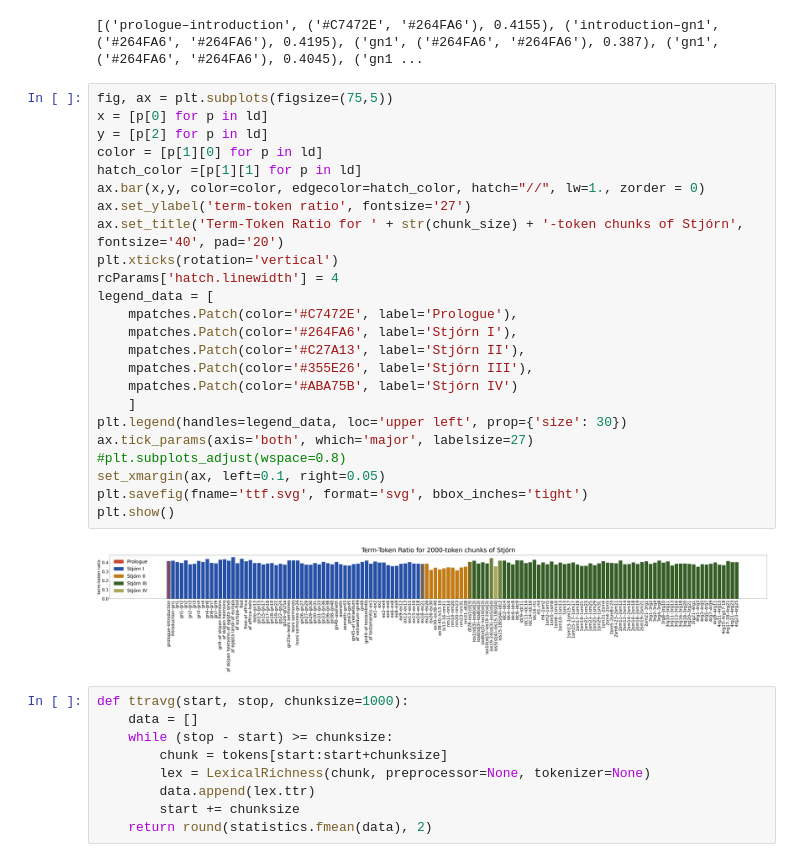
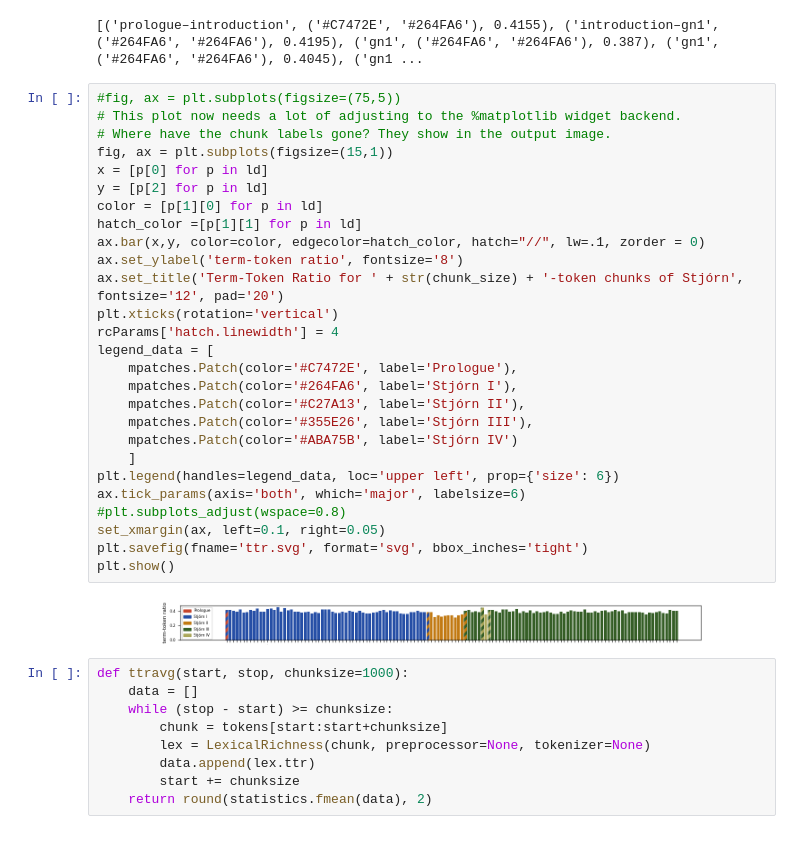
Before and after one commit to langeslag/on-corpus-tools, a Jupyter notebook: stjorn/stylometry.ipynb, the cells around one changed output. Cells and saved outputs as stored; diff of their text form.

```diff
--- a/stjorn/stylometry.ipynb
+++ b/stjorn/stylometry.ipynb
@@ -155,31 +158,34 @@ print(ld)
 # %% [output]
 [('prologue–introduction', ('#C7472E', '#264FA6'), 0.4155), ('introduction–gn1', ('#264FA6', '#264FA6'), 0.4195), ('gn1', ('#264FA6', '#264FA6'), 0.387), ('gn1', ('#264FA6', '#264FA6'), 0.4045), ('gn1 ...
 # %%
-fig, ax = plt.subplots(figsize=(75,5))
+#fig, ax = plt.subplots(figsize=(75,5))
+# This plot now needs a lot of adjusting to the %matplotlib widget backend.
+# Where have the chunk labels gone? They show in the output image.
+fig, ax = plt.subplots(figsize=(15,1))
 x = [p[0] for p in ld]
 y = [p[2] for p in ld]
 color = [p[1][0] for p in ld]
 hatch_color =[p[1][1] for p in ld]
-ax.bar(x,y, color=color, edgecolor=hatch_color, hatch="//", lw=1., zorder = 0)
-ax.set_ylabel('term-token ratio', fontsize='27')
-ax.set_title('Term-Token Ratio for ' + str(chunk_size) + '-token chunks of Stjórn', fontsize='40', pad='20')
+ax.bar(x,y, color=color, edgecolor=hatch_color, hatch="//", lw=.1, zorder = 0)
+ax.set_ylabel('term-token ratio', fontsize='8')
+ax.set_title('Term-Token Ratio for ' + str(chunk_size) + '-token chunks of Stjórn', fontsize='12', pad='20')
 plt.xticks(rotation='vertical')
 rcParams['hatch.linewidth'] = 4
 legend_data = [
     mpatches.Patch(color='#C7472E', label='Prologue'),
     mpatches.Patch(color='#264FA6', label='Stjórn I'),
     mpatches.Patch(color='#C27A13', label='Stjórn II'),
     mpatches.Patch(color='#355E26', label='Stjórn III'),
     mpatches.Patch(color='#ABA75B', label='Stjórn IV')
     ]
-plt.legend(handles=legend_data, loc='upper left', prop={'size': 30})
-ax.tick_params(axis='both', which='major', labelsize=27)
+plt.legend(handles=legend_data, loc='upper left', prop={'size': 6})
+ax.tick_params(axis='both', which='major', labelsize=6)
 #plt.subplots_adjust(wspace=0.8)
 set_xmargin(ax, left=0.1, right=0.05)
-plt.savefig(fname='ttf.svg', format='svg', bbox_inches='tight')
+plt.savefig(fname='ttr.svg', format='svg', bbox_inches='tight')
 plt.show()
 # %% [output]
-[figure, old version]
+[figure, new version]
 # %%
 def ttravg(start, stop, chunksize=1000):
     data = []
```
Also changed, not shown: parts of 10 cells of this notebook, 1 other file.
